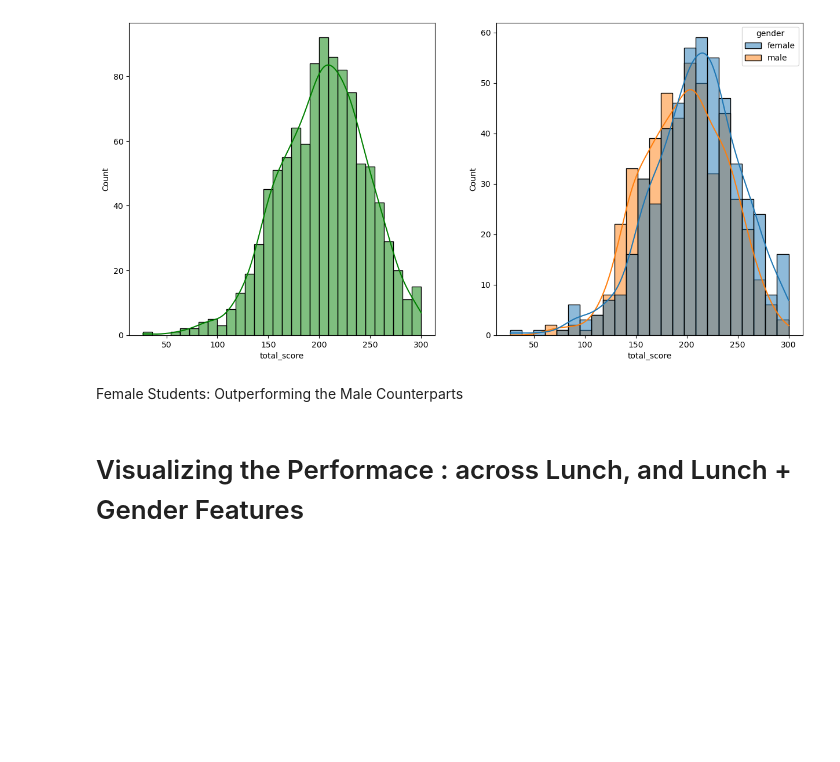
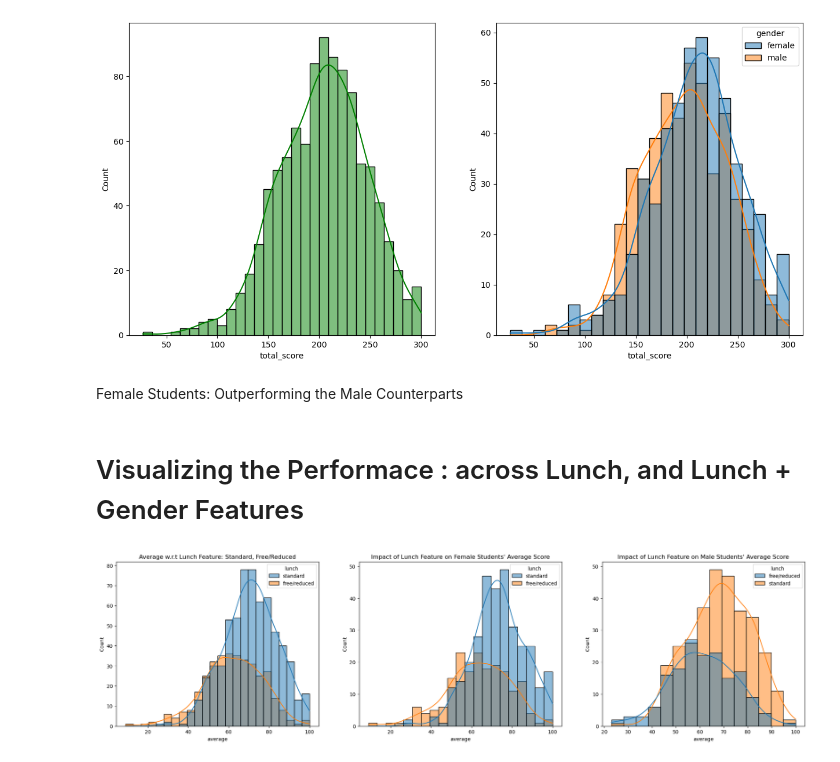
Before and after one commit to primeravinder/mlproject1, a Jupyter notebook: data/eda.ipynb, the cells around one changed output. Drawn from its saved outputs; the diff is of its cells as text; code cells hidden in the pictures; blank space fills up the shorter version.

```diff
--- a/data/eda.ipynb
+++ b/data/eda.ipynb
@@ -249,11 +249,16 @@ Female Students: Outperforming the Male Counterparts
 # %% [markdown]
 # Visualizing the Performace : across Lunch, and Lunch + Gender Features
 # %%
-fig, axs = plt.subplots(1, 3, figsize=(24, 7))
-plt.subplot(141)
+fig, axs = plt.subplots(1, 3, figsize=(25, 6))
+plt.subplot(131)
 sns.histplot(data=df, x='average', kde=True, hue='lunch')
-plt.subplot(142)
+plt.title("Average w.r.t Lunch Feature: Standard, Free/Reduced")
+plt.subplot(132)
 sns.histplot(data=df[df['gender']=='female'], x='average', kde=True, hue='lunch')
-plt.subplot(143)
+plt.title("Impact of Lunch Feature on Female Students' Average Score")
+plt.subplot(133)
 sns.histplot(data=df[df['gender']=='male'], x='average', kde=True, hue='lunch')
+plt.title("Impact of Lunch Feature on Male Students' Average Score")
 plt.show()
+# %% [output]
+[figure, added]
```
Also changed, not shown: parts of 42 cells of this notebook, 4 other files.
